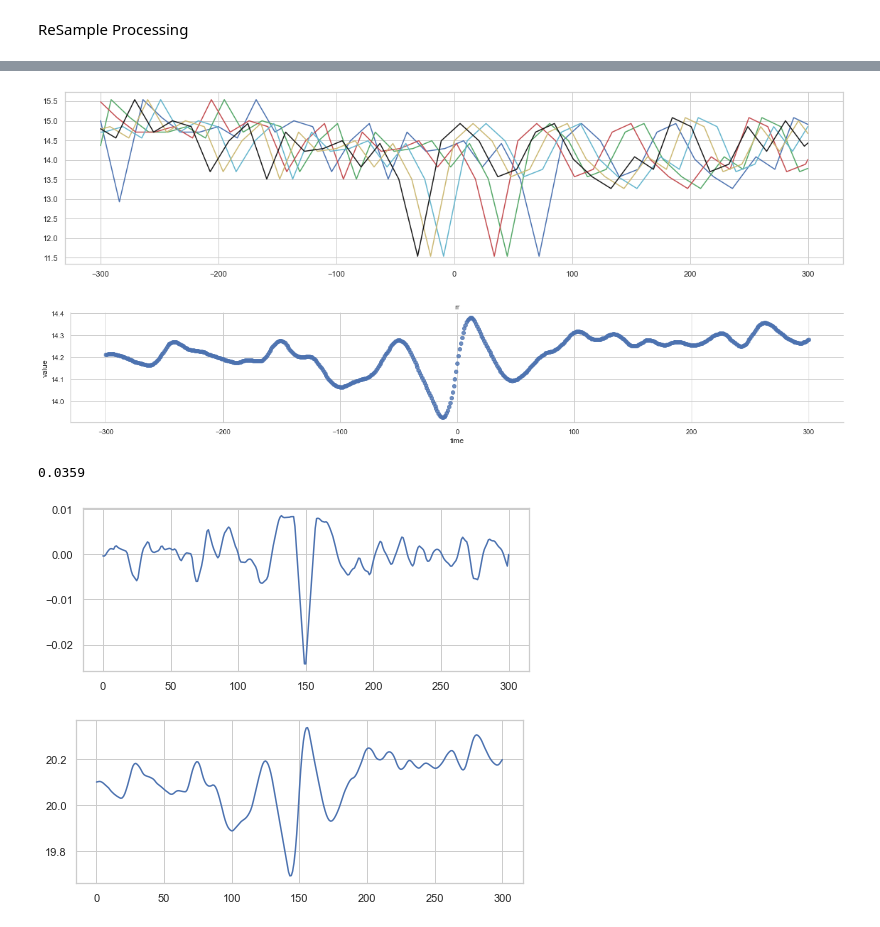
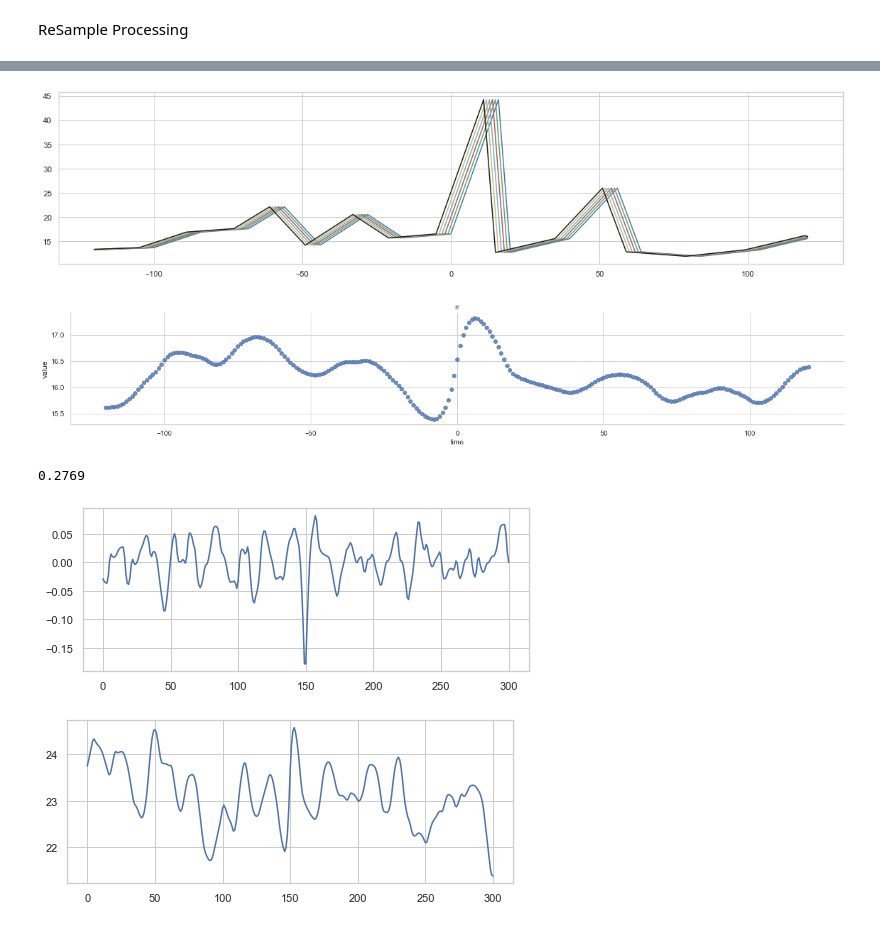
Before and after one commit to HansenBurger/ExtubeWeanPrediction, a Jupyter notebook: prsa.ipynb, the cells around one changed output, grey strips where cells are left out. Drawn from its saved outputs; the diff is of its cells as text; code cells hidden in the pictures.

```diff
--- a/prsa.ipynb
+++ b/prsa.ipynb
@@ -11,5 +15,5 @@ from Classes.Func.CalculatePart import FreqPreMethod
 # %%
-file_name = r'C:\Users\HY_Burger\Desktop\Project\extube_sump12.csv'
+file_name = r'C:\Users\HY_Burger\Desktop\Project\ExtubeWeanPrediction\prepare.csv'
 data_loc = Path(ConfigRead('WaveData', 'Extube'))
 vm_list = ['SPONT', 'CPAP', 'APNEA VENTILATION']
 df_main = pd.read_csv(file_name)
@@ -38,7 +42,7 @@ def RecordGet(gp, pid):
     return pid_obj.resp_l
 # %%
 # 1157905 3140128
-resp_l = RecordGet(gp_main,3140128)
+resp_l = RecordGet(gp_main,2434879)
 rr = np.array([i.rr for i in resp_l])
 v_t = np.array([i.v_t_i for i in resp_l])
 ve = np.array([i.ve for i in resp_l])
@@ -66,5 +70,5 @@ pl_P.lmplot('time', 'value', rs_p.df, 'RR Trend')
 # %%
-L = 300
+L = 120
 v_a = rs_p.df.value
 v_s_l = []
 ac_anchor = lambda x,y: True if x[y] > x[y-1] else False
@@ -81,26 +85,26 @@ x_axis = np.linspace(-L, L+1, 2*L+1, endpoint=False)
 # %%
 from matplotlib import pyplot as plt
 color_set = ['b-', 'g-', 'r-', 'c-', 'y-', 'k-']
 plt.figure(figsize=(16,4))
 for i in range(len(color_set)):
-    plt.plot(x_axis,v_s_l[i+i*10],color_set[i])
+    plt.plot(x_axis,v_s_l[i],color_set[i])
 plt.tight_layout()
 plt.show()
 # %% [output]
-[figure, old version]
+[figure, new version]
 # %%
 v_prsa = np.array([np.mean(i) for i in np.array(v_s_l).T])
 df_prsa = pd.DataFrame({'time':x_axis, 'value':v_prsa})
 # %%
 pl_P.lmplot('time', 'value', df_prsa, 'rr')
 # %% [output]
-[figure, old version]
+[figure, new version]
 # %%
 ac_l= np.array([df_prsa.value[df_prsa.time == i] for i in [-2, -1, 0, 1]])
 ac_conv = (ac_l[2] + ac_l[3] - ac_l[1] - ac_l[0]) / 4
 round(ac_conv.item(), 4)
 # %% [output]
-0.0359
+0.2769
 # %%
 import pywt
 cA, cD = pywt.dwt(df_prsa.value, 'haar')
@@ -112,5 +116,5 @@ plt.figure(figsize=(8,3))
 plt.plot(cA)
 plt.show()
 # %% [output]
-[figure, old version]
+[figure, new version]
-[figure, old version]
+[figure, new version]
```
Also changed, not shown: parts of 5 cells of this notebook, 11 other files.
